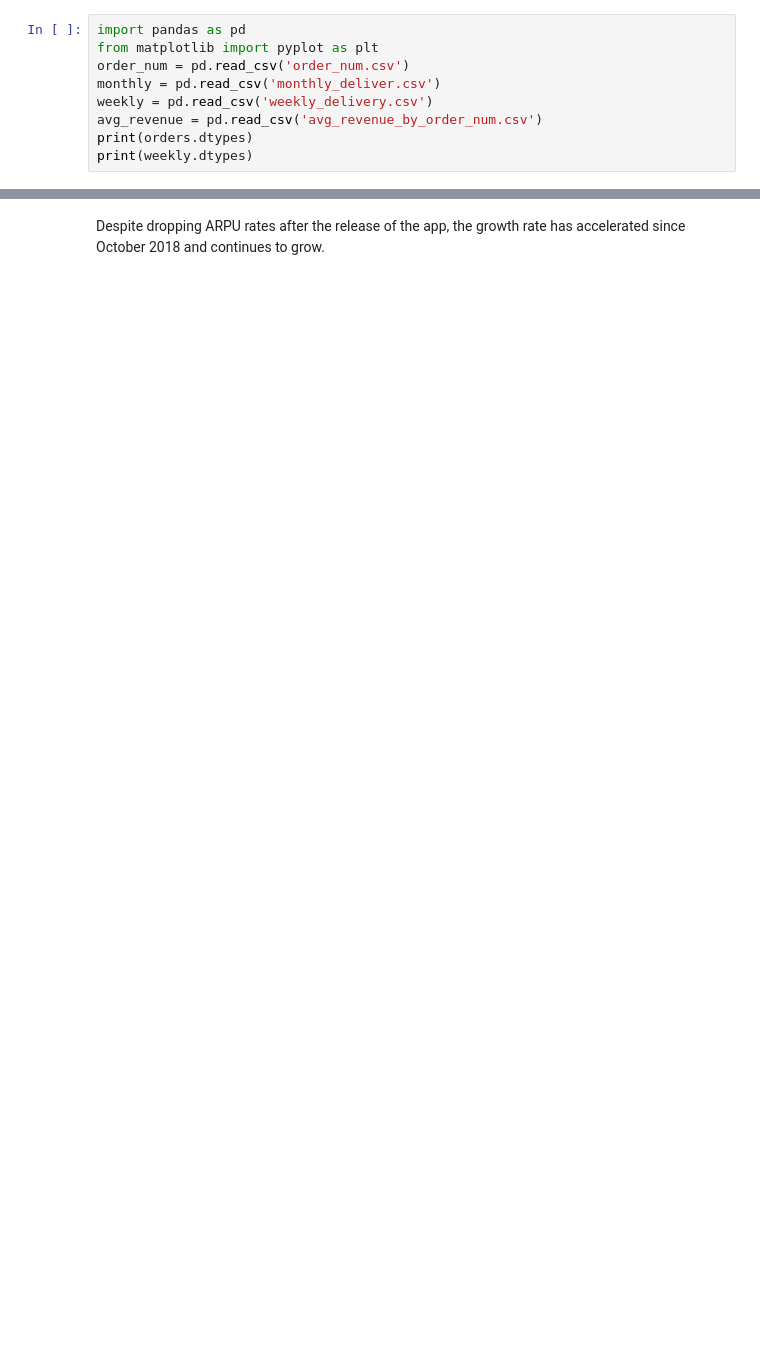
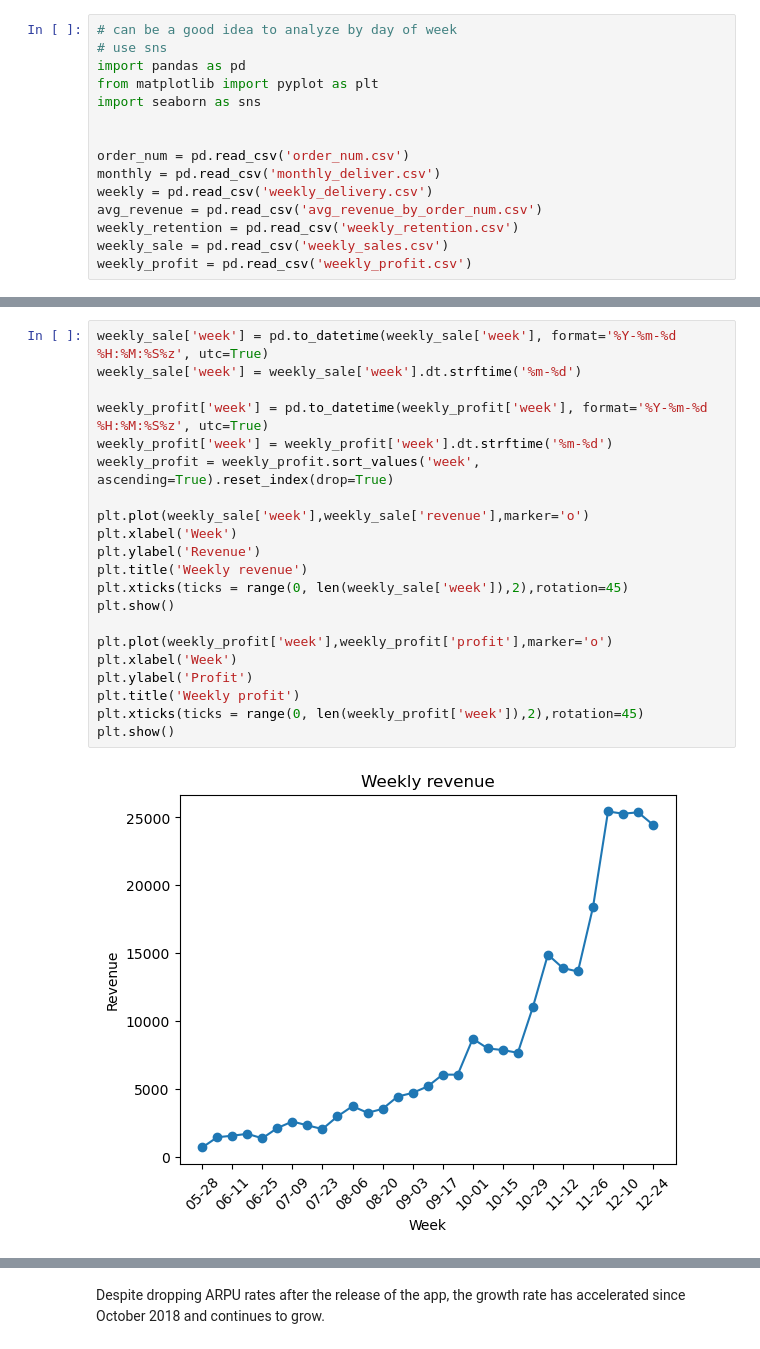
Before and after one commit to kensuke0529/Food-Delivery-App-Sales-Analysis-Project, a Jupyter notebook: csv_file/visualization.ipynb, the cells around one changed output, grey strips where cells are left out. Cells and saved outputs as stored; diff of their text form; blank space fills up the shorter version.

```diff
--- a/csv_file/visualization.ipynb
+++ b/csv_file/visualization.ipynb
@@ -1,9 +1,15 @@
 # %%
+# can be a good idea to analyze by day of week
+# use sns
 import pandas as pd
 from matplotlib import pyplot as plt
+import seaborn as sns
+
+
 order_num = pd.read_csv('order_num.csv')
 monthly = pd.read_csv('monthly_deliver.csv')
 weekly = pd.read_csv('weekly_delivery.csv')
 avg_revenue = pd.read_csv('avg_revenue_by_order_num.csv')
-print(orders.dtypes)
-print(weekly.dtypes)
+weekly_retention = pd.read_csv('weekly_retention.csv')
+weekly_sale = pd.read_csv('weekly_sales.csv')
+weekly_profit = pd.read_csv('weekly_profit.csv')
@@ -16,0 +28,23 @@ dtype: object
+# %%
+weekly_sale['week'] = pd.to_datetime(weekly_sale['week'], format='%Y-%m-%d %H:%M:%S%z', utc=True)
+weekly_sale['week'] = weekly_sale['week'].dt.strftime('%m-%d')
+
+weekly_profit['week'] = pd.to_datetime(weekly_profit['week'], format='%Y-%m-%d %H:%M:%S%z', utc=True)
+weekly_profit['week'] = weekly_profit['week'].dt.strftime('%m-%d')
+weekly_profit = weekly_profit.sort_values('week', ascending=True).reset_index(drop=True)
+
+plt.plot(weekly_sale['week'],weekly_sale['revenue'],marker='o')
+plt.xlabel('Week')
+plt.ylabel('Revenue')
+plt.title('Weekly revenue')
+plt.xticks(ticks = range(0, len(weekly_sale['week']),2),rotation=45)
+plt.show()
+
+plt.plot(weekly_profit['week'],weekly_profit['profit'],marker='o')
+plt.xlabel('Week')
+plt.ylabel('Profit')
+plt.title('Weekly profit')
+plt.xticks(ticks = range(0, len(weekly_profit['week']),2),rotation=45)
+plt.show()
+# %% [output]
+[figure, added]
```
Also changed, not shown: parts of 14 cells of this notebook, 10 other files.
